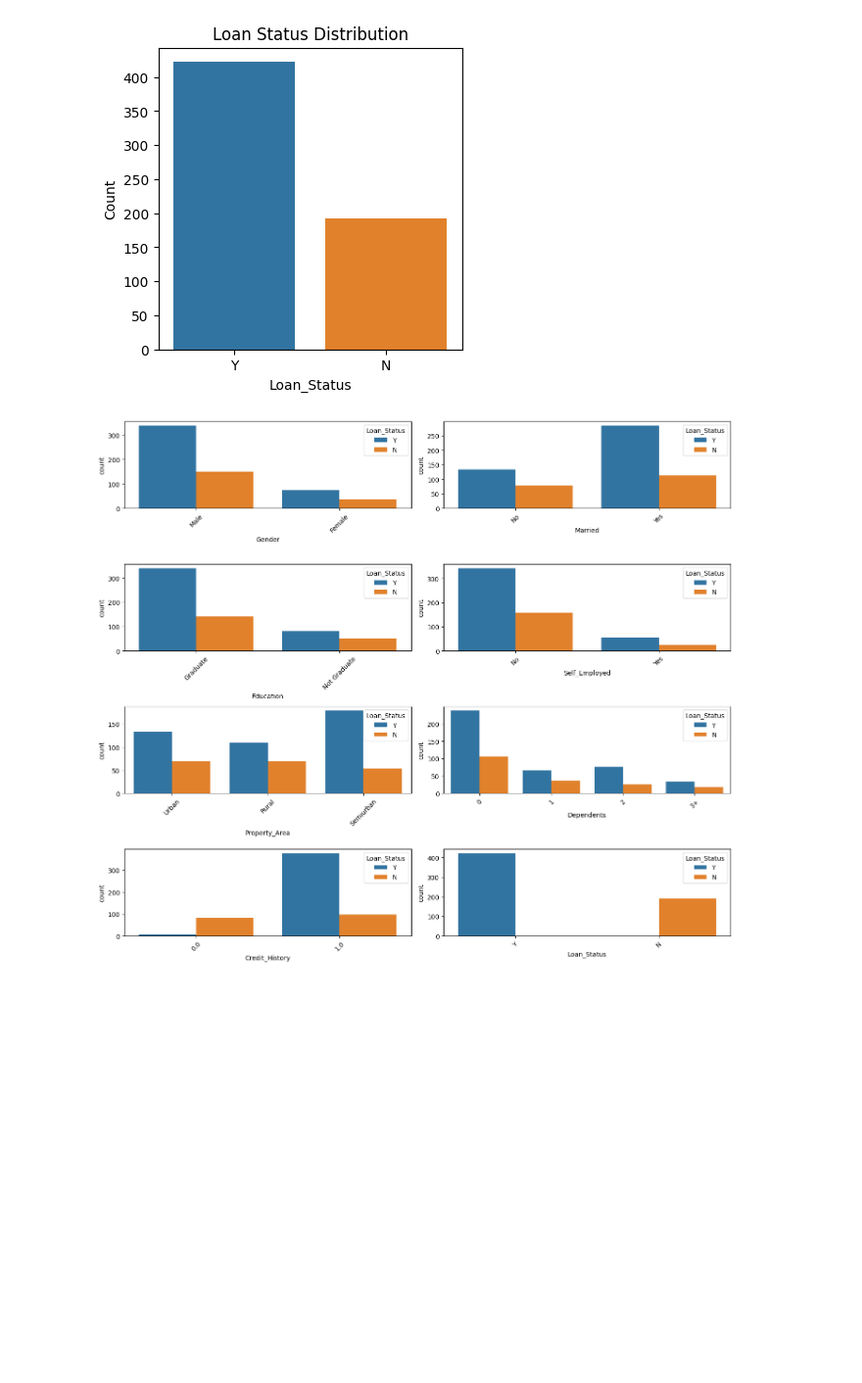
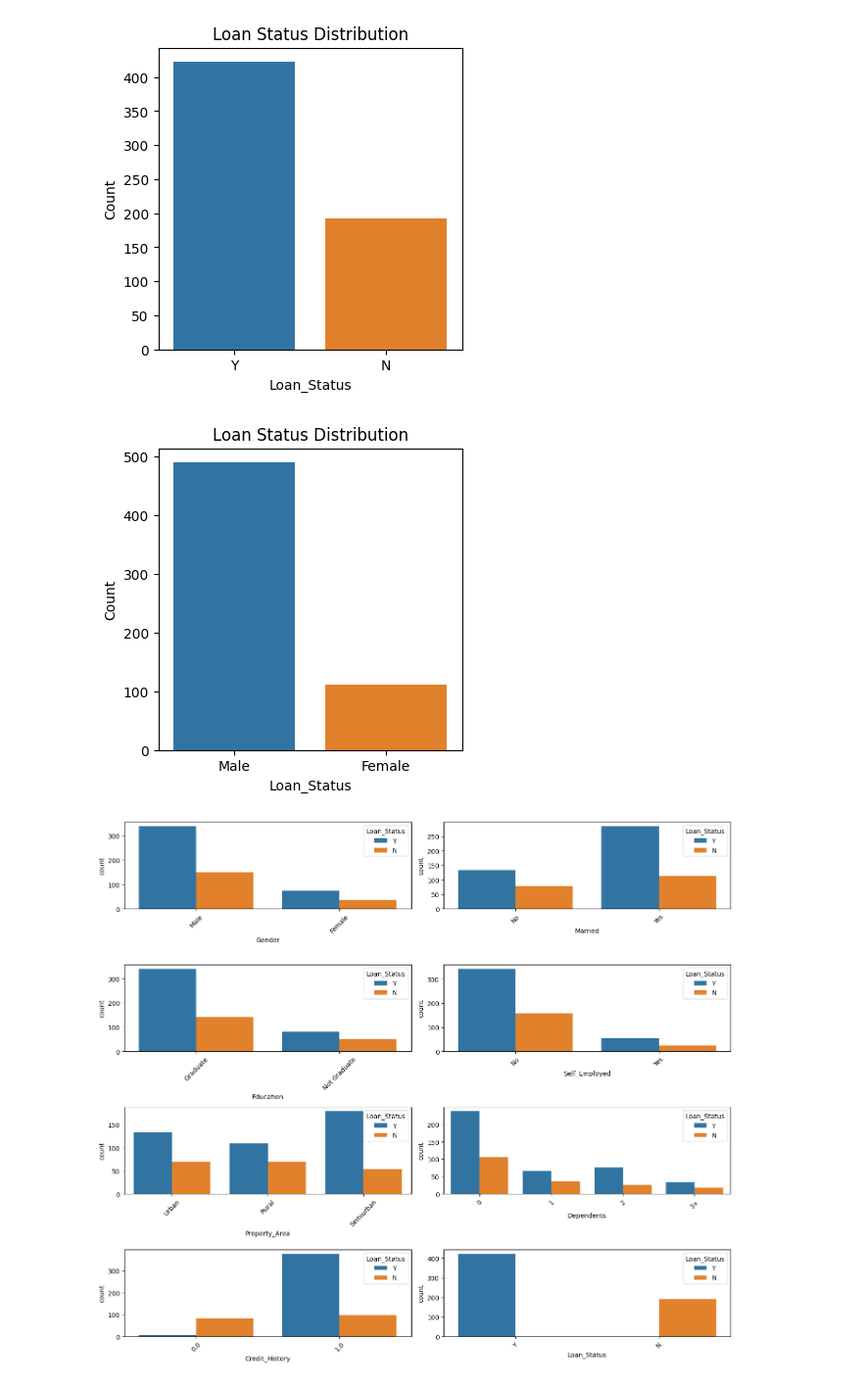
Before and after one commit to Yogita1911/Home-loan-prediction, a Jupyter notebook: home-loan-prediction.ipynb, the cells around one changed output. Shown at 98% size. Cells and saved outputs as stored; diff of their text form; code cells hidden in the pictures; blank space fills up the shorter version.

```diff
--- a/home-loan-prediction.ipynb
+++ b/home-loan-prediction.ipynb
@@ -131,6 +155,15 @@ plt.ylabel('Count')
 plt.show()
 # %% [output]
 [figure]
+# %%
+plt.figure(figsize=(4,4))
+sns.countplot(x='Gender',data=df)
+plt.title('Loan Status Distribution')
+plt.xlabel('Loan_Status')
+plt.ylabel('Count')
+plt.show()
+# %% [output]
+[figure, added]
 # %%
 # barplot for categorical variables
 cat_cols = ['Gender','Married','Education','Self_Employed','Property_Area','Dependents','Credit_History','Loan_Status']
```
Also changed, not shown: parts of 22 cells of this notebook.
